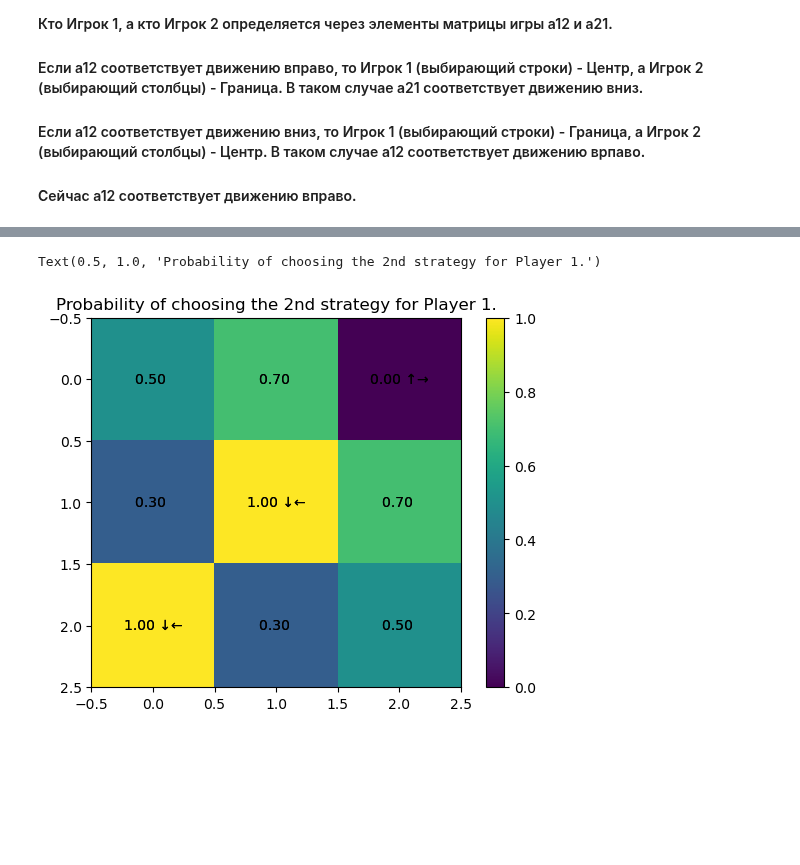
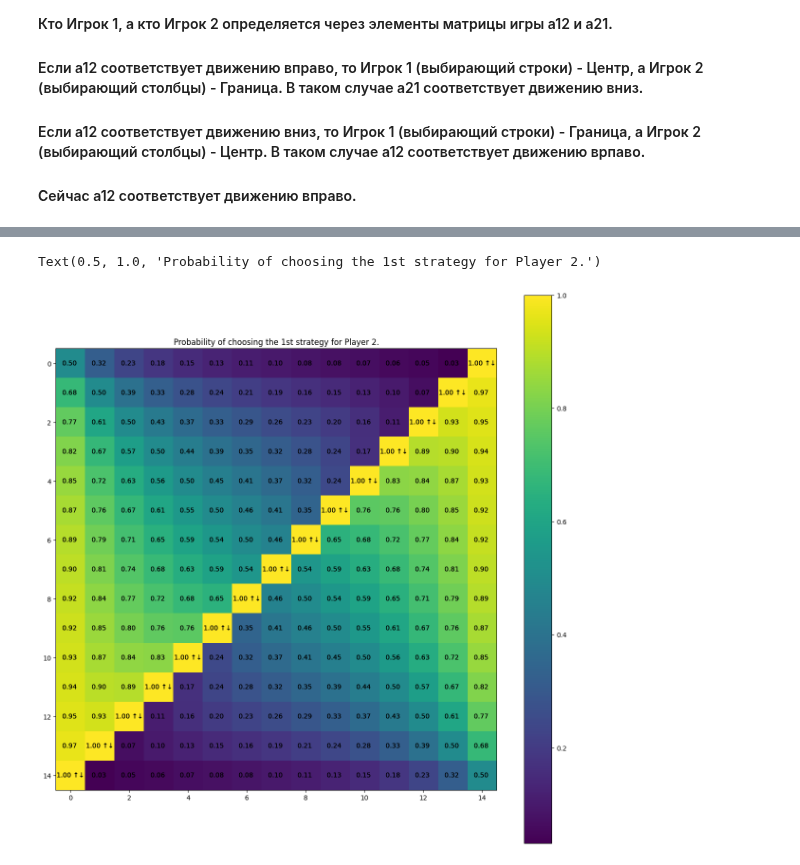
Before and after one commit to spells39/RWAnalyzer, a Jupyter notebook: src/GamePartition.ipynb, the cells around one changed output, grey strips where cells are left out. Saved outputs shown, nothing was run; the diff lists cells and outputs as text; code cells hidden in the pictures; blank space fills up the shorter version.

```diff
--- a/src/GamePartition.ipynb
+++ b/src/GamePartition.ipynb
@@ -3,7 +3,7 @@ import numpy as np
 from get_border_cases import get_border_cases
 import matplotlib.pyplot as plt
 # %%
-n = 5
+n = 17
 N = n - 1
 inner_n = n - 2
 border_cases = get_border_cases(N)
@@ -10,0 +31,3 @@ params = np.ones(inner_n ** 2)
+# %%
+game = np.array([[7, 3], [4, 5]])
+get_value(game.T), get_value(game)
@@ -160,6 +190,10 @@ def prepare_equations(w):
 # %%
 from scipy.optimize import fsolve
 
-starting_params = np.random.random(inner_n ** 2)
+#starting_params = np.random.random(inner_n ** 2) * (inner_n - 1) ** 2 * 0.68
+#starting_params = starting_params.reshape(inner_n, inner_n)
+#starting_params[1:-1, 1:-1] = np.array(vs).reshape(inner_n - 2, inner_n - 2)
+#starting_params = starting_params.flatten()
 #starting_params = np.ones(inner_n ** 2) * 3
-w_new = fsolve(prepare_equations, tuple(starting_params))
+w_new, _, _, message  = fsolve(prepare_equations, tuple(starting_params), full_output=True)
+print(message)
@@ -226,11 +337,12 @@ plt.title("Probability of choosing the 1st strategy for Player 1.")
 # %%
-plt.imshow(np.reshape(p1s, newshape=(inner_n, inner_n)))
+plt.figure(figsize=(15, 15))
+plt.imshow(1 - np.reshape(p1s, newshape=(inner_n, inner_n)))
 plt.colorbar()
-for (j, i), label in np.ndenumerate(np.reshape(p1s, newshape=(inner_n, inner_n))):
-    print_str_1 = "↑→" if np.isclose(label, 1) else ""
-    print_str_2 = "↓←" if np.isclose(label, 0) else ""
+for (j, i), label in np.ndenumerate(1 - np.reshape(p1s, newshape=(inner_n, inner_n))):
+    print_str_1 = "↓←" if np.isclose(label, 1) else ""
+    print_str_2 = "↑→" if np.isclose(label, 0) else ""
     plt.text(i, j, f"{label:.2f} " + print_str_1 + print_str_2, ha='center', va='center')
     plt.text(i, j, f"{label:.2f} " + print_str_1 + print_str_2, ha='center', va='center')
     #print(label)
-plt.title("Probability of choosing the 1st strategy for Player 1.")
+plt.title("Probability of choosing the 2nd strategy for Player 1.")
 # %% [output]
@@ -239,13 +351,18 @@ Text(0.5, 1.0, 'Probability of choosing the 1st strategy for Player 1.')
 # %%
-plt.imshow(1 - np.reshape(p1s, newshape=(inner_n, inner_n)))
+plt.figure(figsize=(15, 15))
+q1s = np.array(q1s).reshape(inner_n, inner_n)
+q1s_new = q1s - np.flipud(np.diag(np.diag(np.flipud(q1s)) - 0.5))
+q1s_new = q1s.copy()
+plt.imshow(np.reshape(q1s_new, newshape=(inner_n, inner_n)))
+
 plt.colorbar()
-for (j, i), label in np.ndenumerate(1 - np.reshape(p1s, newshape=(inner_n, inner_n))):
-    print_str_1 = "↓←" if np.isclose(label, 1) else ""
-    print_str_2 = "↑→" if np.isclose(label, 0) else ""
+for (j, i), label in np.ndenumerate(np.reshape(q1s_new, newshape=(inner_n, inner_n))):
+    print_str_1 = "↑↓" if np.isclose(label, 1) else ""
+    print_str_2 = "→←" if np.isclose(label, 0) else ""
     plt.text(i, j, f"{label:.2f} " + print_str_1 + print_str_2, ha='center', va='center')
     plt.text(i, j, f"{label:.2f} " + print_str_1 + print_str_2, ha='center', va='center')
     #print(label)
-plt.title("Probability of choosing the 2nd strategy for Player 1.")
+plt.title("Probability of choosing the 1st strategy for Player 2.")
 # %% [output]
-Text(0.5, 1.0, 'Probability of choosing the 2nd strategy for Player 1.')
+Text(0.5, 1.0, 'Probability of choosing the 1st strategy for Player 2.')
-[figure, old version]
+[figure, new version]
```
Also changed, not shown: parts of 17 cells of this notebook.
